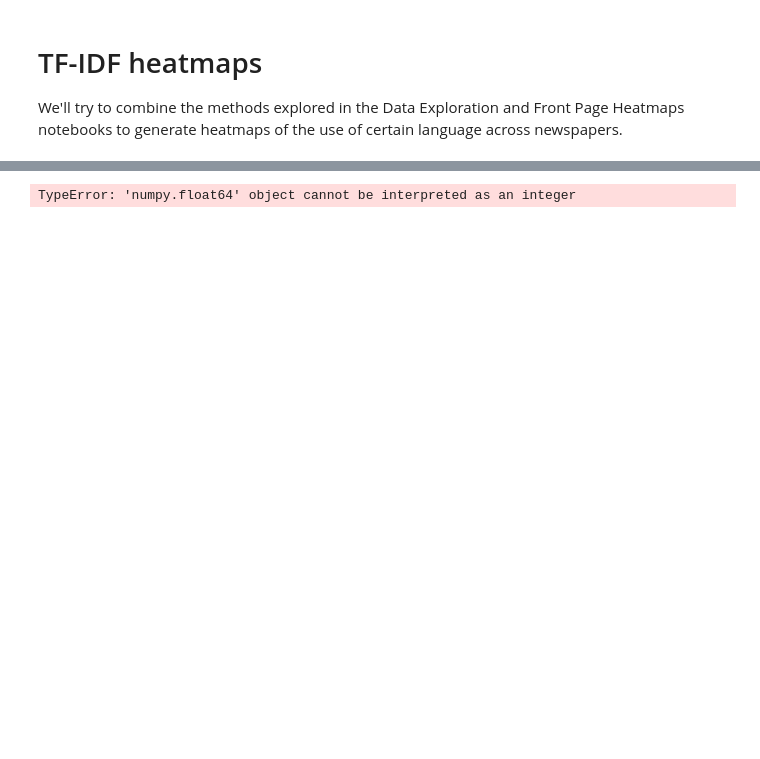
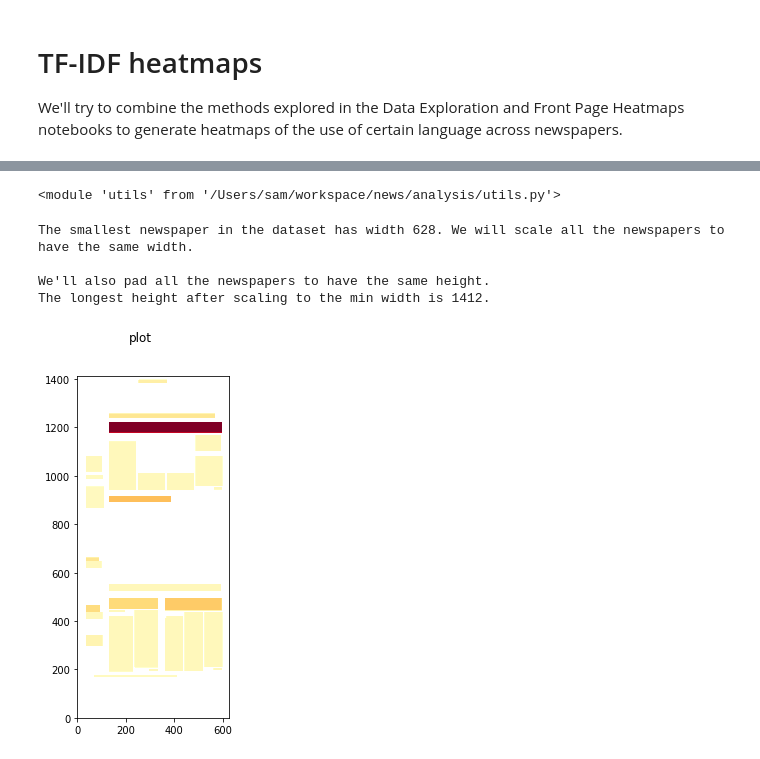
Before and after one commit to samzhang111/frontpages, a Jupyter notebook: analysis/tfidf_heatmaps.ipynb, the cells around one changed output, grey strips where cells are left out. Saved outputs shown, nothing was run; the diff lists cells and outputs as text; code cells hidden in the pictures; blank space fills up the shorter version.

```diff
--- a/analysis/tfidf_heatmaps.ipynb
+++ b/analysis/tfidf_heatmaps.ipynb
@@ -11,9 +20,65 @@ df, newspapers = eda.load_data()
 # %%
-import utils
+import imp
+imp.reload(utils)
+# %% [output]
+<module 'utils' from '/Users/sam/workspace/news/analysis/utils.py'>
+# %%
+import numpy as np
+
+MIN_WIDTH = df.page_width_round.min()
+MAX_HEIGHT = int(np.ceil((df.page_height_round * (float(MIN_WIDTH) / df.page_width_round)).max()))
+
+print('''The smallest newspaper in the dataset has width {}. We will scale all the newspapers to have the same width.
+
+We'll also pad all the newspapers to have the same height.
+The longest height after scaling to the min width is {}.'''.format(
+    MIN_WIDTH,
+    MAX_HEIGHT
+))
+# %% [output]
+The smallest newspaper in the dataset has width 628. We will scale all the newspapers to have the same width.
+
+We'll also pad all the newspapers to have the same height.
+The longest height after scaling to the min width is 1412.
 # %%
 df['bow'] = df.text.apply(eda.bag_of_words)
+# %%
+import numpy as np
+from scipy.misc import imresize
+
+def intensity_for_paper(paper, desired_width=MIN_WIDTH, desired_height=MAX_HEIGHT):
+    paper_height, paper_width = paper.page_height_round.iloc[0], paper.page_width_round.iloc[0]
+    grid = utils.make_intensity_grid(paper, paper_height, paper_width)
+    resized = imresize(grid, float(desired_width)/paper_width)
+
+    scaled_height = resized.shape[0]
+    resized.resize(desired_height, desired_width)
+
+    # offset to pad at 0s instead
+    height_offset = desired_height - scaled_height
+    resized[height_offset:] = resized[:scaled_height]
+    resized[:height_offset] = 0
+
+    return resized
+
+def intensity_map_for_query(query, papers_df):
+    intensities = []
+    papers_with_query = papers_df[papers_df.bow.apply(lambda x: query in x)].groupby(['date', 'slug'])
+    for _, paper in papers_with_query:
+        intensity = intensity_for_paper(paper)
+        intensities.append(intensity)
+
+    paper_count = papers_df.groupby(['date', 'slug']).first().shape[0]
+    avg_intensity = sum([x / paper_count for x in intensities])
+
+    if isinstance(avg_intensity, int):
+        zs = np.zeros((MAX_HEIGHT, MIN_WIDTH))
+        zs[0, 0] = .2 # so they're not all zero
+        return zs
+
+    return avg_intensity
 # %%
 _, paper = next(iter(df.groupby(['date', 'slug'])))
-utils.plot_intensity(utils.make_intensity_grid(paper, paper.page_height.iloc[0], paper.page_width.iloc[0]), '{} Today'.format(paper.slug))
+utils.plot_intensity(intensity_for_paper(paper), 'plot')
 # %% [output]
-TypeError: 'numpy.float64' object cannot be interpreted as an integer
+[figure, added]
```
Also changed, not shown: parts of 7 cells of this notebook, 3 other files.
